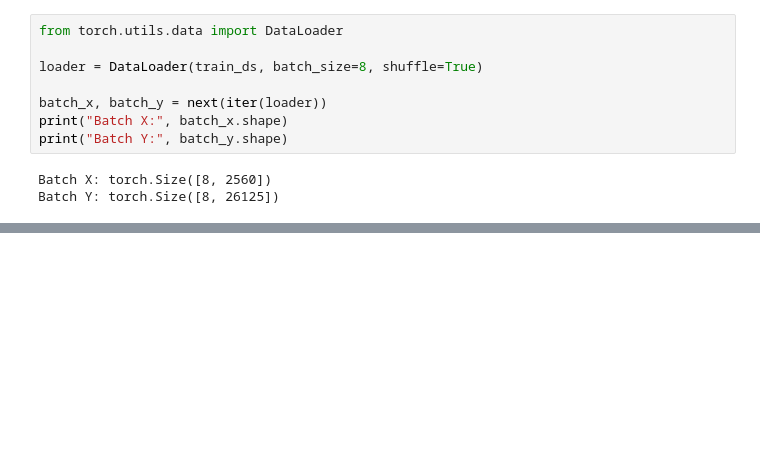
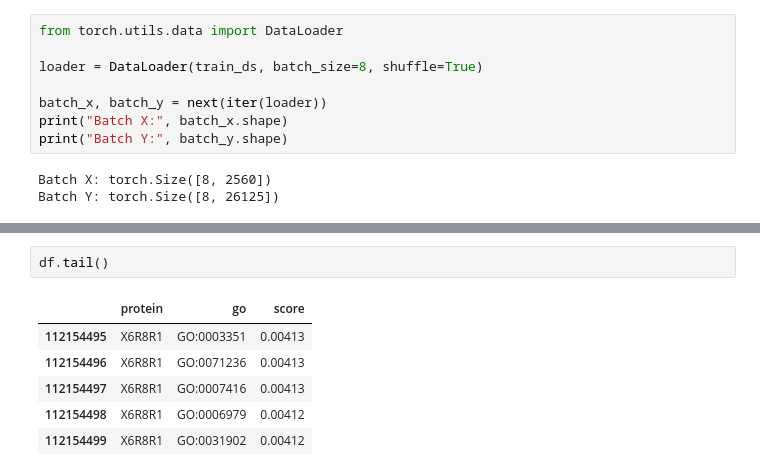
Before and after one commit to Yi104/CATA6-protein-prediction-4staroverook, a Jupyter notebook: notebooks/02_embedding_concat_test.ipynb, the cells around one changed output, grey strips where cells are left out. Saved outputs shown, nothing was run; the diff lists cells and outputs as text; blank space fills up the shorter version.

```diff
--- a/notebooks/02_embedding_concat_test.ipynb
+++ b/notebooks/02_embedding_concat_test.ipynb
@@ -383,0 +532,9 @@ Batch Y: torch.Size([8, 26125])
+# %%
+df.tail()
+# %% [output]
+|  | protein | go | score |
+| 112154495 | X6R8R1 | GO:0003351 | 0.00413 |
+| 112154496 | X6R8R1 | GO:0071236 | 0.00413 |
+| 112154497 | X6R8R1 | GO:0007416 | 0.00413 |
+| 112154498 | X6R8R1 | GO:0006979 | 0.00412 |
+| 112154499 | X6R8R1 | GO:0031902 | 0.00412 |
```
Also changed, not shown: parts of 14 cells of this notebook, 7 other files.
